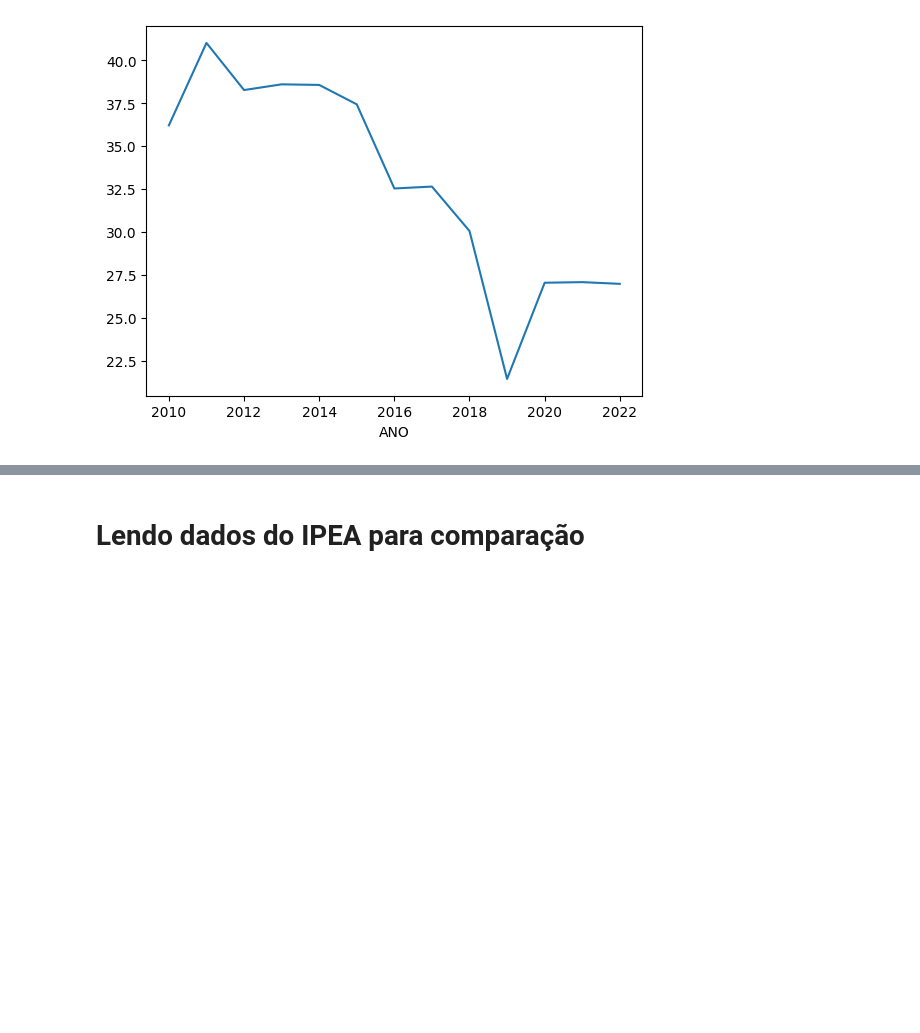
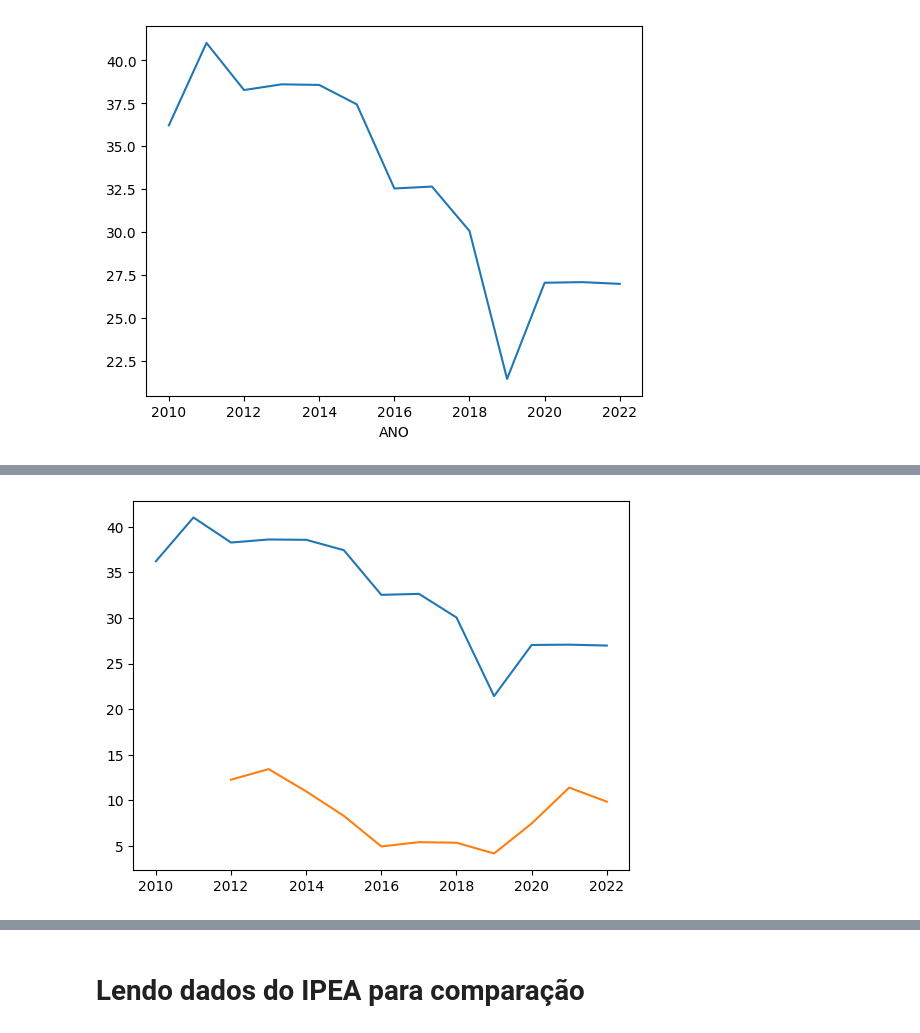
Before and after one commit to iagonmic/taxa-homicidio-pb, a Jupyter notebook: analise.ipynb, the cells around one changed output, grey strips where cells are left out. Saved outputs shown, nothing was run; the diff lists cells and outputs as text; code cells hidden in the pictures; blank space fills up the shorter version.

Commit message:
Inserindo gráfico conjunto com matplotlib

```diff
--- a/analise.ipynb
+++ b/analise.ipynb
@@ -236,0 +236,12 @@ hom.groupby('ANO')['TAXA'].sum().plot()
+# %%
+import matplotlib.pyplot as plt
+
+hom = hom.astype({'ANO': int})
+hom_esc = hom_esc.dropna().astype({'ANO': int})
+
+plt.plot(hom['ANO'], hom['TAXA'])
+plt.plot(hom_esc['ANO'], hom_esc['TAXA'])
+
+plt.show()
+# %% [output]
+[figure, added]
```
Also changed, not shown: parts of 26 cells of this notebook.
